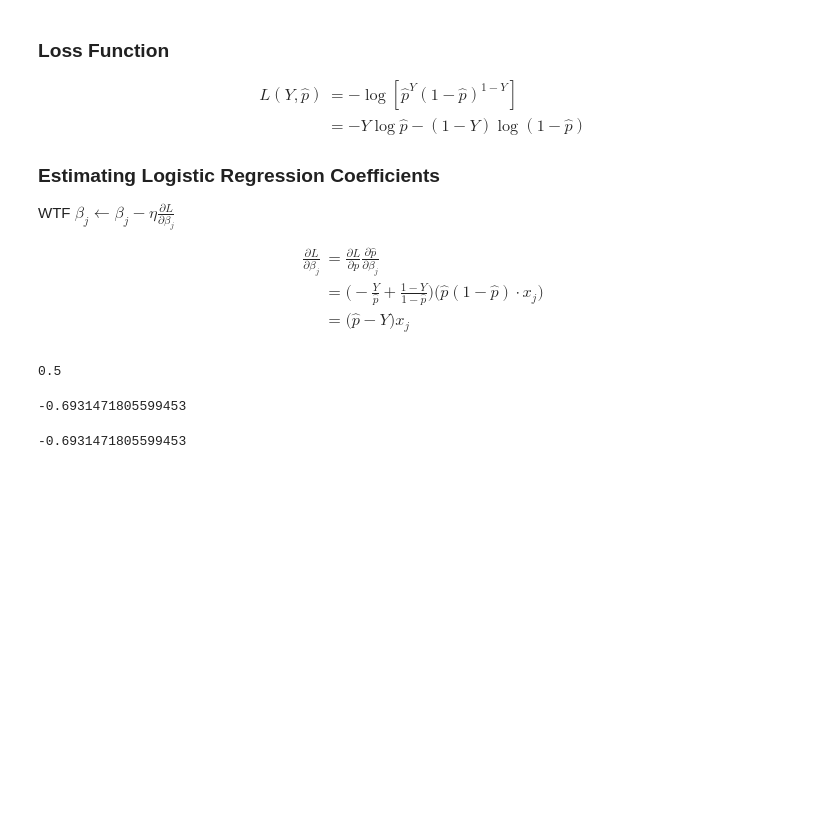
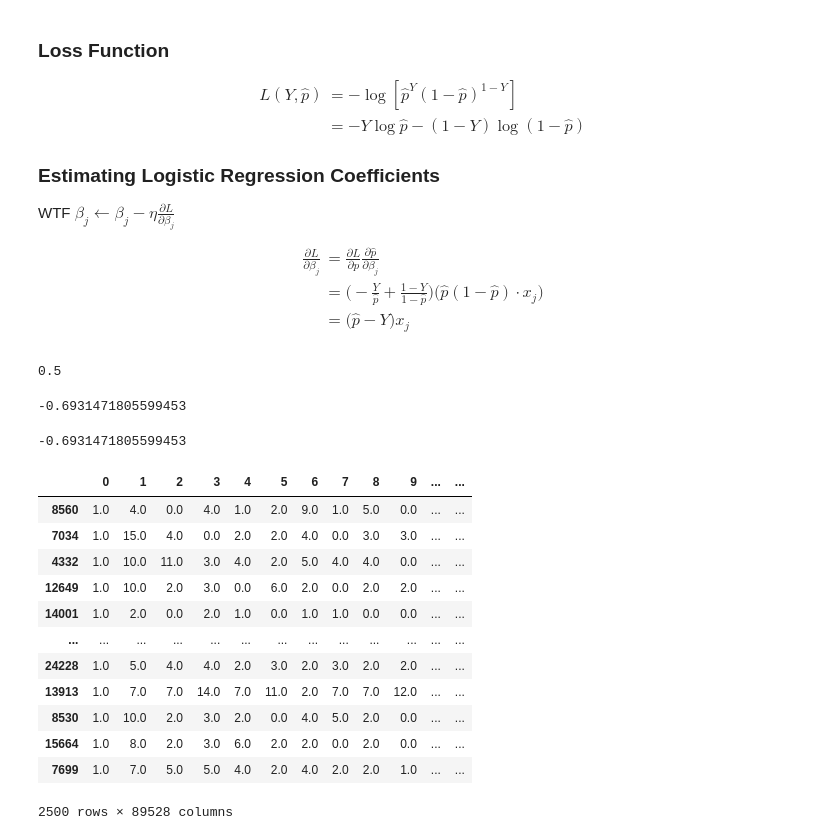
Before and after one commit to ayakkala1/Project-2-Data-401, a Jupyter notebook: Anish/Project 2 EDA.ipynb, the cells around one changed output. Cells and saved outputs as stored; diff of their text form; code cells hidden in the pictures; blank space fills up the shorter version.

```diff
--- a/Anish/Project 2 EDA.ipynb
+++ b/Anish/Project 2 EDA.ipynb
@@ -13,5 +39,5 @@ line with 0:7 in a .feat file means the first word in [imdb.vocab]
 # %%
-X_train, y_train = load_svmlight_file("../Data/train/labeledBow.feat")
+X_train, y_train = load_svmlight_file("aclImdb/train/labeledBow.feat")
 
 X_train = pd.DataFrame(X_train.todense())
 y_train = pd.DataFrame(y_train).rename(columns = {0 :"Score"})
@@ -140,4 +174,20 @@ log_odds(y_train["Sentiment"],1)
 np.log(0.5)
 # %% [output]
 -0.6931471805599453
+# %%
+X_train.sample(frac = 0.1)
+# %% [output]
+|  | 0 | 1 | 2 | 3 | 4 | 5 | 6 | 7 | 8 | 9 | ... | ... |
+| 8560 | 1.0 | 4.0 | 0.0 | 4.0 | 1.0 | 2.0 | 9.0 | 1.0 | 5.0 | 0.0 | ... | ... |
+| 7034 | 1.0 | 15.0 | 4.0 | 0.0 | 2.0 | 2.0 | 4.0 | 0.0 | 3.0 | 3.0 | ... | ... |
+| 4332 | 1.0 | 10.0 | 11.0 | 3.0 | 4.0 | 2.0 | 5.0 | 4.0 | 4.0 | 0.0 | ... | ... |
+| 12649 | 1.0 | 10.0 | 2.0 | 3.0 | 0.0 | 6.0 | 2.0 | 0.0 | 2.0 | 2.0 | ... | ... |
+| 14001 | 1.0 | 2.0 | 0.0 | 2.0 | 1.0 | 0.0 | 1.0 | 1.0 | 0.0 | 0.0 | ... | ... |
+| ... | ... | ... | ... | ... | ... | ... | ... | ... | ... | ... | ... | ... |
+| 24228 | 1.0 | 5.0 | 4.0 | 4.0 | 2.0 | 3.0 | 2.0 | 3.0 | 2.0 | 2.0 | ... | ... |
+| 13913 | 1.0 | 7.0 | 7.0 | 14.0 | 7.0 | 11.0 | 2.0 | 7.0 | 7.0 | 12.0 | ... | ... |
+| 8530 | 1.0 | 10.0 | 2.0 | 3.0 | 2.0 | 0.0 | 4.0 | 5.0 | 2.0 | 0.0 | ... | ... |
+| 15664 | 1.0 | 8.0 | 2.0 | 3.0 | 6.0 | 2.0 | 2.0 | 0.0 | 2.0 | 0.0 | ... | ... |
+| 7699 | 1.0 | 7.0 | 5.0 | 5.0 | 4.0 | 2.0 | 4.0 | 2.0 | 2.0 | 1.0 | ... | ... |
+2500 rows × 89528 columns
 # %%
```
Also changed, not shown: parts of 6 cells of this notebook.
